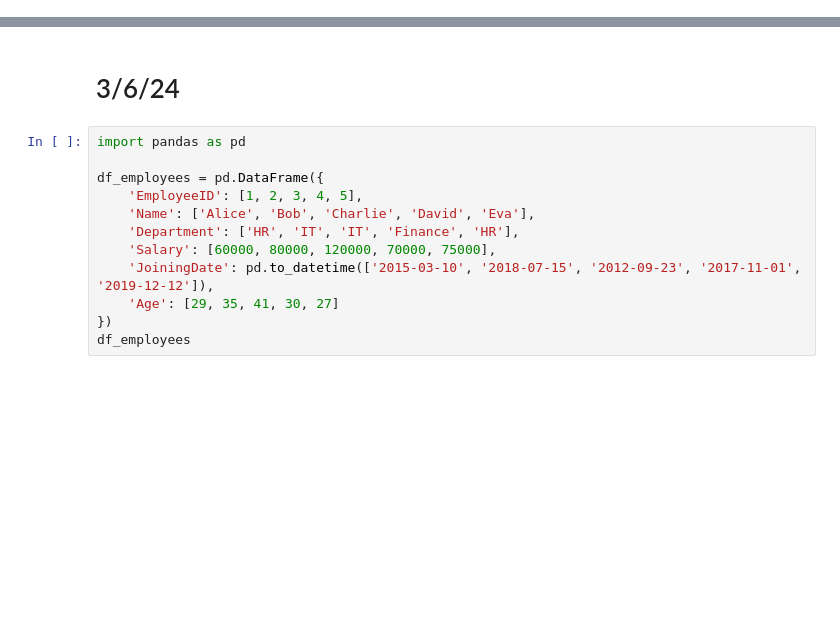
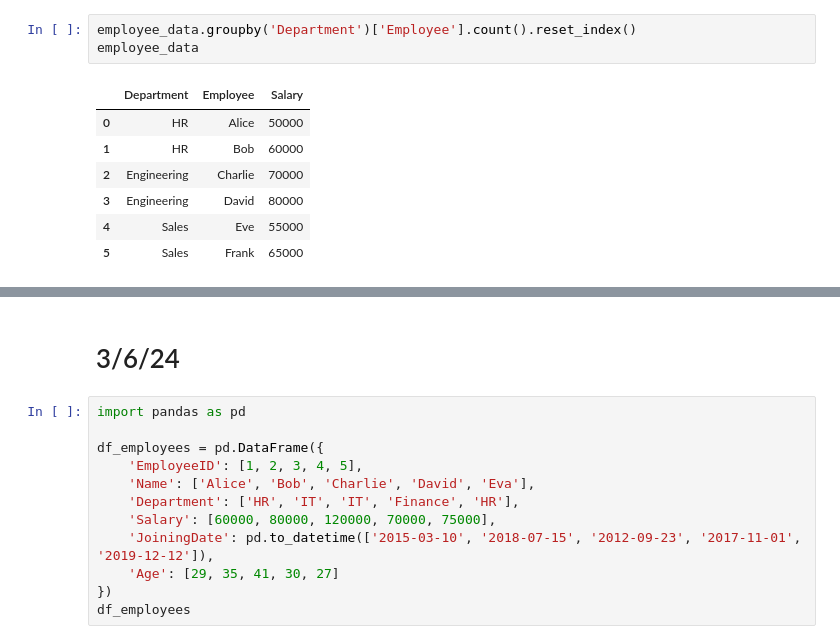
Before and after one commit to Soumikd459/0-to-hero-in-Pd, a Jupyter notebook: 0 to hero in Pd.ipynb, the cells around one changed output, grey strips where cells are left out. Cells and saved outputs as stored; diff of their text form; blank space fills up the shorter version.

```diff
--- a/0 to hero in Pd.ipynb
+++ b/0 to hero in Pd.ipynb
@@ -96,0 +85,11 @@ total_sales_by_employee
+# %%
+employee_data.groupby('Department')['Employee'].count().reset_index()
+employee_data
+# %% [output]
+|  | Department | Employee | Salary |
+| 0 | HR | Alice | 50000 |
+| 1 | HR | Bob | 60000 |
+| 2 | Engineering | Charlie | 70000 |
+| 3 | Engineering | David | 80000 |
+| 4 | Sales | Eve | 55000 |
+| 5 | Sales | Frank | 65000 |
```
Also changed, not shown: parts of 45 cells of this notebook.
